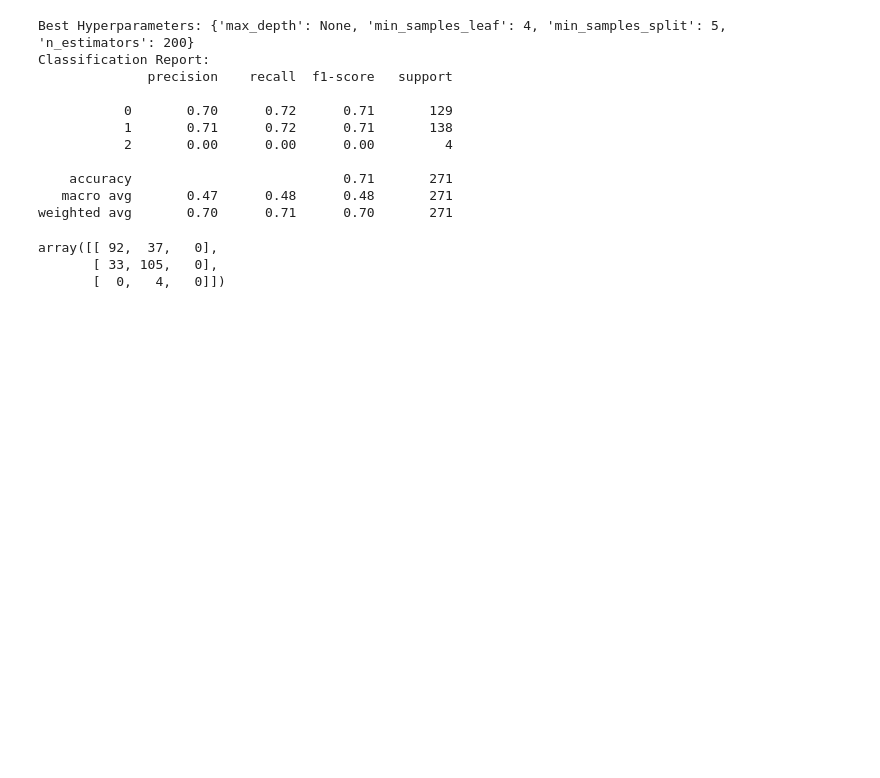
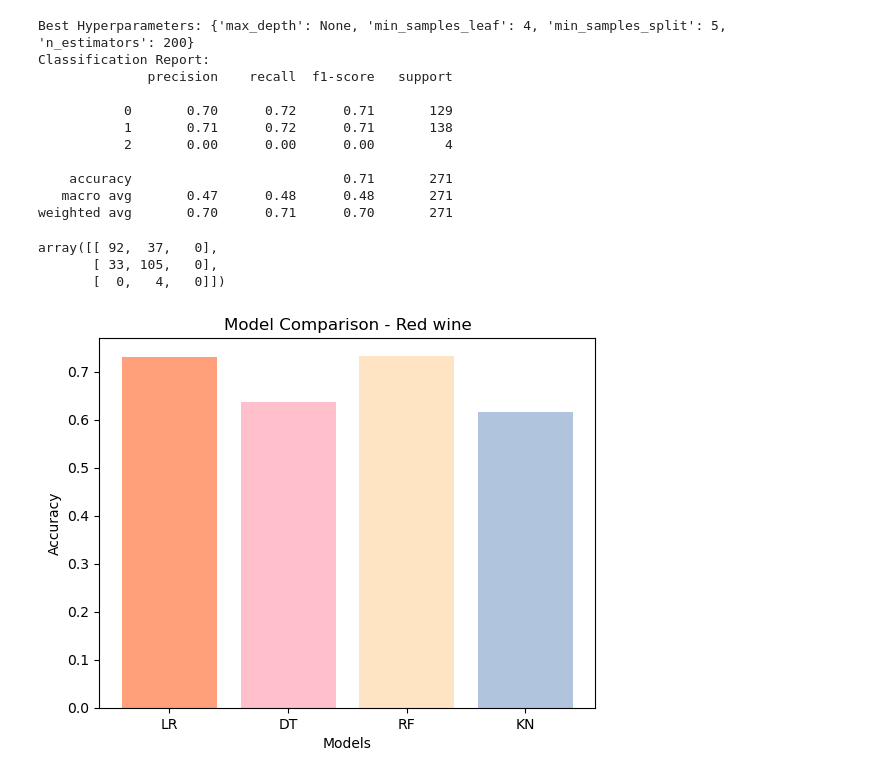
Before and after one commit to roop-kaur/BBVines, a Jupyter notebook: Red_wine_ML.ipynb, the cells around one changed output. Cells and saved outputs as stored; diff of their text form; code cells hidden in the pictures; blank space fills up the shorter version.

Commit message:
Plots and confusion matrix for all the ML models

```diff
--- a/Red_wine_ML.ipynb
+++ b/Red_wine_ML.ipynb
@@ -113,13 +113,13 @@ Fold:5, Train set: 1088, Test set:271
 #Logisticregression
 from sklearn.linear_model import LogisticRegression
 from sklearn import linear_model
-model = linear_model.LogisticRegression(max_iter=5000)
-score = cross_val_score(model, X, y, cv= kf)
+model1 = linear_model.LogisticRegression(max_iter=5000)
+score = cross_val_score(model1, X, y, cv= kf)
 print(f'Scores for each fold: {score}')
 
 # Calculate the mean accuracy across all folds
-mean_accuracy = np.mean(score)
-print("Mean Accuracy:", mean_accuracy)
+mean_accuracy_log = np.mean(score)
+print("Mean Accuracy:", mean_accuracy_log)
 # %% [output]
 Scores for each fold: [0.74264706 0.75735294 0.71323529 0.70955882 0.72324723]
 Mean Accuracy: 0.7292082700238767
@@ -127,11 +127,11 @@ Mean Accuracy: 0.7292082700238767
 #Decisiontree
 
 from sklearn.tree import DecisionTreeClassifier
-model = DecisionTreeClassifier()
-score = cross_val_score(model, X, y, cv= kf)
+model2 = DecisionTreeClassifier()
+score = cross_val_score(model2, X, y, cv= kf)
 print(f'Scores for each fold: {score}')
 
 # Calculate the mean accuracy across all folds
-mean_accuracy = np.mean(score)
-print("Mean Accuracy:", mean_accuracy)
+mean_accuracy_dt = np.mean(score)
+print("Mean Accuracy:", mean_accuracy_dt)
 # %% [output]
@@ -141,11 +141,11 @@ Mean Accuracy: 0.6269426958975473
 #RandomForest
 
 from sklearn.ensemble import RandomForestClassifier
-model = RandomForestClassifier()
-score = cross_val_score(model, X, y, cv= kf)
+model3 = RandomForestClassifier()
+score = cross_val_score(model3, X, y, cv= kf)
 print(f'Scores for each fold: {score}')
 
 # Calculate the mean accuracy across all folds
-mean_accuracy = np.mean(score)
-print("Mean Accuracy:", mean_accuracy)
+mean_accuracy_rf = np.mean(score)
+print("Mean Accuracy:", mean_accuracy_rf)
 # %% [output]
@@ -155,13 +155,13 @@ Mean Accuracy: 0.7343526155849794
 #Using KNeighborsClassifier
 
 from sklearn.neighbors import KNeighborsClassifier
-model = KNeighborsClassifier()
-score = cross_val_score(model, X, y, cv= kf)
+model4 = KNeighborsClassifier()
+score = cross_val_score(model4, X, y, cv= kf)
 print(f'Scores for each fold: {score}')
 
 # Calculate the mean accuracy across all folds
-mean_accuracy = np.mean(score)
-print("Mean Accuracy:", mean_accuracy)
+mean_accuracy_kn = np.mean(score)
+print("Mean Accuracy:", mean_accuracy_kn)
 # %% [output]
 Scores for each fold: [0.58088235 0.63235294 0.59558824 0.63970588 0.62730627]
 Mean Accuracy: 0.6151671369654873
@@ -286,3 +286,15 @@ conf_matrix
 array([[ 92,  37,   0],
        [ 33, 105,   0],
        [  0,   4,   0]])
+# %%
+# Example model comparison plot
+
+models = ['LR', 'DT', 'RF','KN']
+accuracies = [mean_accuracy_log, mean_accuracy_dt, mean_accuracy_rf,mean_accuracy_kn]
+plt.bar(models, accuracies, color=['lightsalmon', 'pink', 'bisque','lightsteelblue'])
+plt.xlabel('Models')
+plt.ylabel('Accuracy')
+plt.title('Model Comparison - Red wine')
+plt.show()
+# %% [output]
+[figure, added]
```
Also changed, not shown: parts of 8 cells of this notebook, 3 other files.
